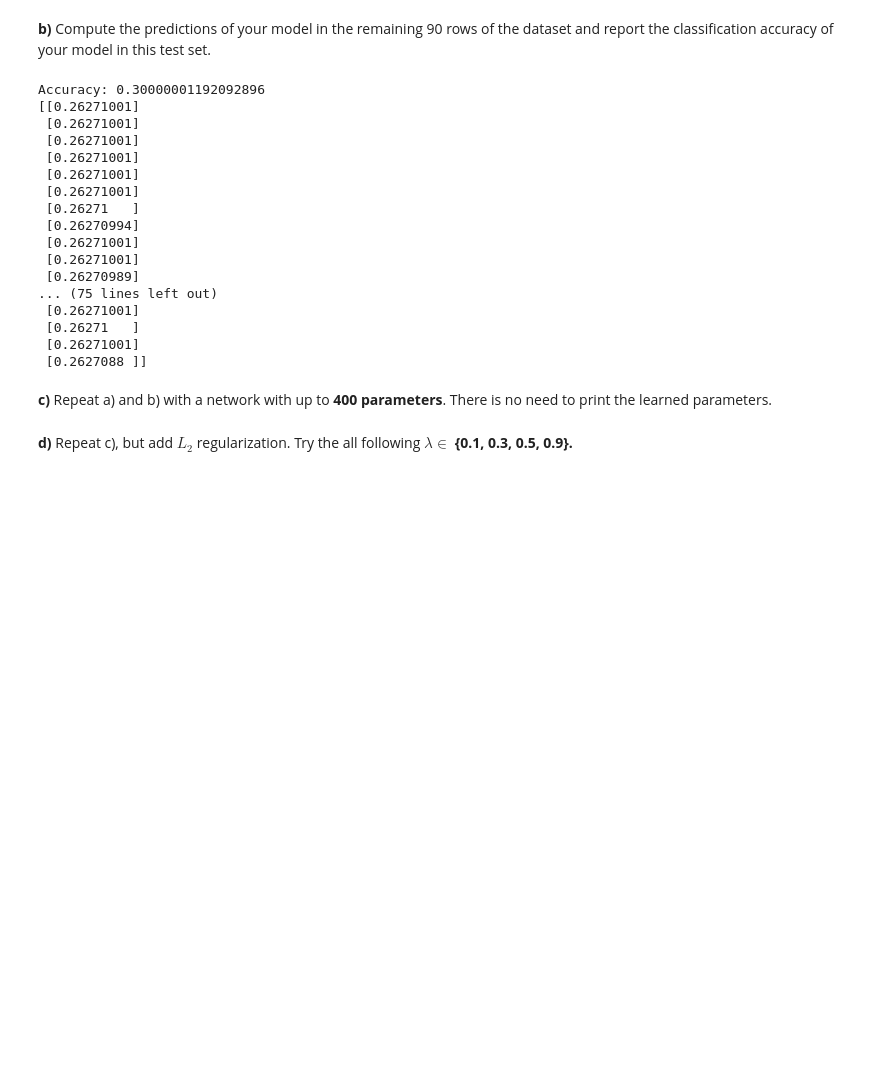
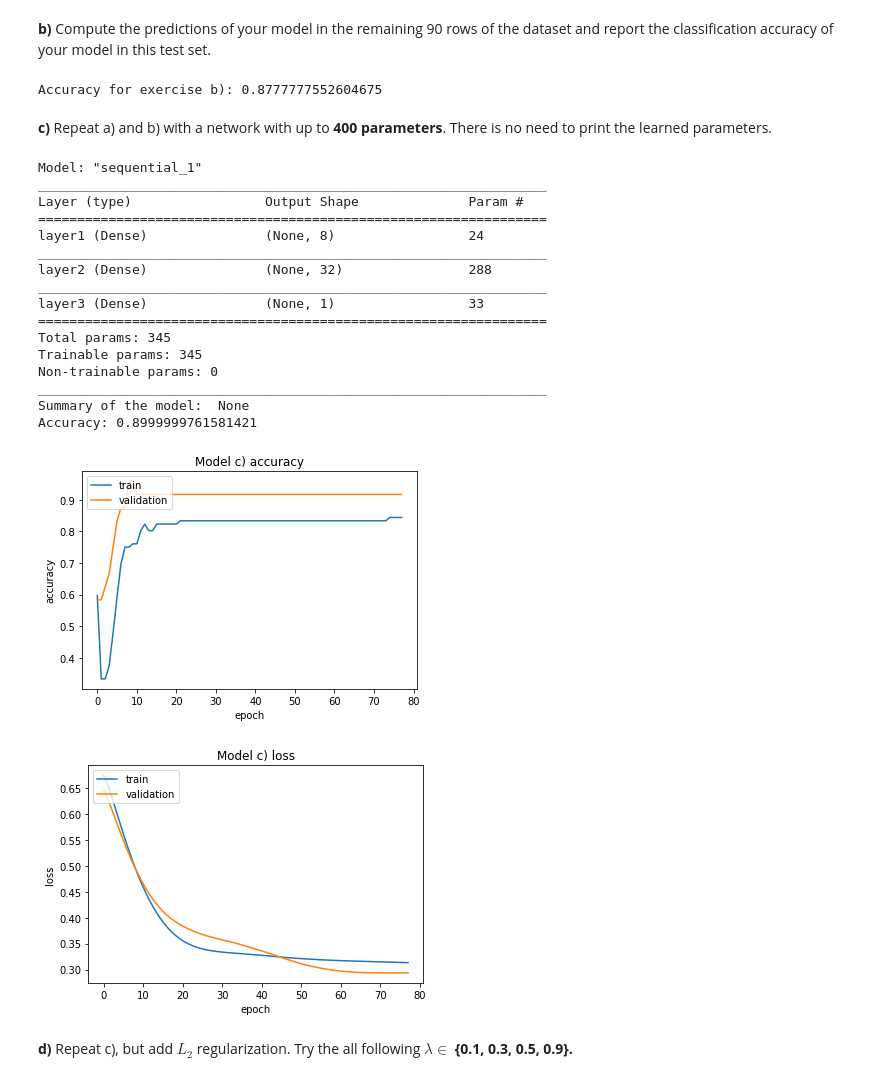
Before and after one commit to Fsn9/feup-pdeec-ML, a Jupyter notebook: assignments/asg3/ML_Assignment_3_fn.ipynb, the cells around one changed output. Drawn from its saved outputs; the diff is of its cells as text; code cells hidden in the pictures; blank space fills up the shorter version.

```diff
--- a/assignments/asg3/ML_Assignment_3_fn.ipynb
+++ b/assignments/asg3/ML_Assignment_3_fn.ipynb
@@ -165,31 +210,71 @@ Biases of layer layer2: [0.00050783]
 **b)** Compute the predictions of your model in the remaining 90 rows of the dataset and report the classification accuracy of your model in this test set.
 # %%
 x_test, y_test = data.iloc[-90:,1:].to_numpy().reshape(-1,2), (data.iloc[-90:,0].to_numpy() - 1).reshape(-1,1).astype("int32")
+x_test = StandardScaler().fit_transform(x_test)
 evaluation = model.evaluate(x_test, y_test, verbose = 0)
 preds = model.predict(x_test)
-print(f'Accuracy: {evaluation[1]}')
+print(f'Accuracy for exercise b): {evaluation[1]}')
 # %% [output]
-Accuracy: 0.30000001192092896
-[[0.26271001]
- [0.26271001]
- [0.26271001]
- [0.26271001]
- [0.26271001]
- [0.26271001]
- [0.26271   ]
- [0.26270994]
- [0.26271001]
- [0.26271001]
- [0.26270989]
-... (75 lines left out)
- [0.26271001]
- [0.26271   ]
- [0.26271001]
- [0.2627088 ]]
+Accuracy for exercise b): 0.8777777552604675
 # %% [markdown]
 **c)** Repeat a) and b) with a network with up to **400 parameters**. There is no need to print the learned parameters.
 # %%
-# YOUR CODE HERE
+# 1. Changing the model and keeping optimizer, loss function and metrics from previous model
+model = keras.Sequential(
+    [
+        layers.Dense(8, input_shape = (2,), activation=keras.layers.LeakyReLU(), name="layer1"),
+        layers.Dense(32, activation=keras.layers.LeakyReLU(), name="layer2"),
+        layers.Dense(1, activation=keras.layers.LeakyReLU(), name="layer3")
+    ]
+)
+print('Summary of the model: ', model.summary())
+
+# 2. Compile the keras model
+model.compile(loss=loss_fn, optimizer=optimizer, metrics=[metrics])
+
+# 3. Train the model
+history = model.fit(x=x_train, y=y_train, validation_split=0.2, epochs=epochs, callbacks = [early_stopping], batch_size=batch_size, verbose=0)
+
+# 4. Evaluate
+evaluation = model.evaluate(x_test, y_test, verbose = 0)
+preds = model.predict(x_test)
+print(f'Accuracy: {evaluation[1]}')
+
+plt.plot(history.history['binary_accuracy'])
+plt.plot(history.history['val_binary_accuracy'])
+plt.title('Model c) accuracy')
+plt.ylabel('accuracy')
+plt.xlabel('epoch')
+plt.legend(['train', 'validation'], loc='upper left')
+plt.show()
+
+# summarize history for loss
+plt.plot(history.history['loss'])
+plt.plot(history.history['val_loss'])
+plt.title('Model c) loss')
+plt.ylabel('loss')
+plt.xlabel('epoch')
+plt.legend(['train', 'validation'], loc='upper left')
+plt.show()
+# %% [output]
+Model: "sequential_1"
+_________________________________________________________________
+Layer (type)                 Output Shape              Param #
+=================================================================
+layer1 (Dense)               (None, 8)                 24
+_________________________________________________________________
+layer2 (Dense)               (None, 32)                288
+_________________________________________________________________
+layer3 (Dense)               (None, 1)                 33
+=================================================================
+Total params: 345
+Trainable params: 345
+Non-trainable params: 0
+_________________________________________________________________
+Summary of the model:  None
+Accuracy: 0.8999999761581421
+[figure, added]
+[figure, added]
 # %% [markdown]
 **d)** Repeat c), but add $L_2$ regularization.  Try the all following **$\lambda \in$  {0.1, 0.3, 0.5, 0.9}.**
 # %%
```
Also changed, not shown: parts of 7 cells of this notebook.
